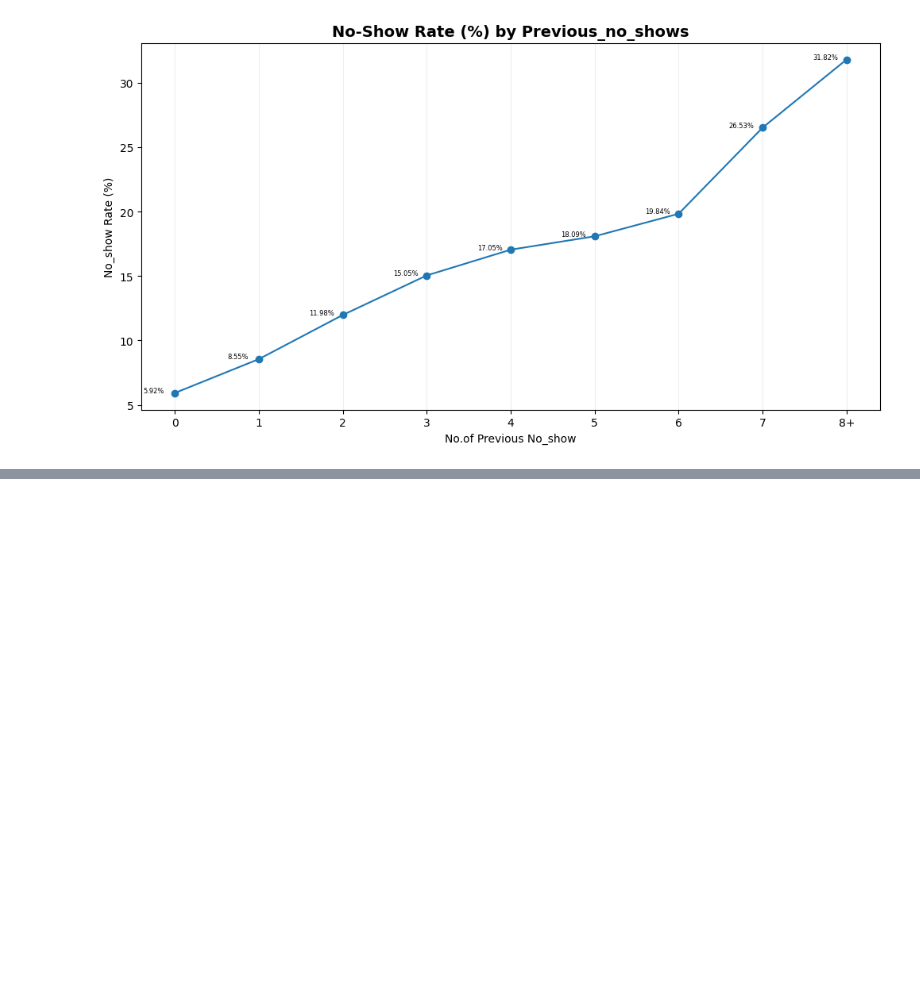
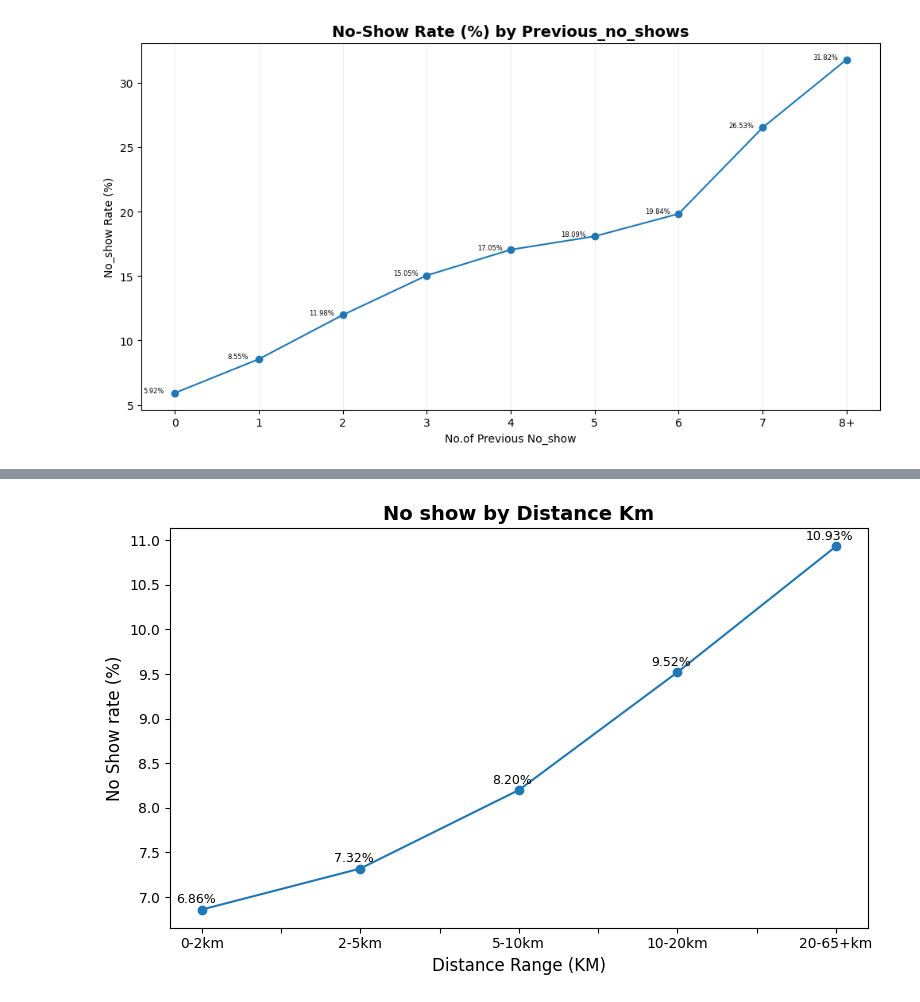
Before and after one commit to akashcstech/Health_Care_No_Show_Data_Analysis, a Jupyter notebook: Data_clean.ipynb, the cells around one changed output, grey strips where cells are left out. Drawn from its saved outputs; the diff is of its cells as text; code cells hidden in the pictures; blank space fills up the shorter version.

```diff
--- a/Data_clean.ipynb
+++ b/Data_clean.ipynb
@@ -1576,0 +1598,9 @@ plt.show()
+# %%
+cdf['distance_km_group'] = pd.cut(
+    cdf['distance_km'],
+    bins=[0,2,5,10,20,65],
+    labels=['0-2km','2-5km','5-10km','10-20km','20-65+km']
+)
+
+dkns = pd.crosstab(cdf['distance_km_group'], pdf['no_show'])
+dkns
@@ -1576,0 +1615,7 @@ plt.show()
+# %%
+dknss = pd.crosstab(cdf['distance_km_group'], pdf['no_show'], normalize='index') * 100
+dkns[['0_pct', '1_pct']] = dknss.round(2)
+dkns
+view_dkns = dkns.copy()
+view_dkns[['0_pct', '1_pct']] = view_dkns[['0_pct', '1_pct']].astype(str) + '%'
+view_dkns
@@ -1576,0 +1630,13 @@ plt.show()
+# %%
+# No-Show (%) by Distance Km
+ax = dkns['1_pct'].plot(kind='line', marker='o', figsize=(8,5))
+for i,v in enumerate(dkns['1_pct']):
+    plt.text(i - 0.04, v+0.07, f'{v:.2f}%', fontsize=9, ha='center')
+
+plt.title('No show (%) by Distance Km', fontsize=14, fontweight='bold')
+plt.xlabel('Distance Range (KM)', fontsize=12)
+plt.ylabel('No Show rate (%)', fontsize=12)
+plt.tight_layout()
+plt.show()
+# %% [output]
+[figure, added]
```
Also changed, not shown: parts of 6 cells of this notebook, 1 other file.
